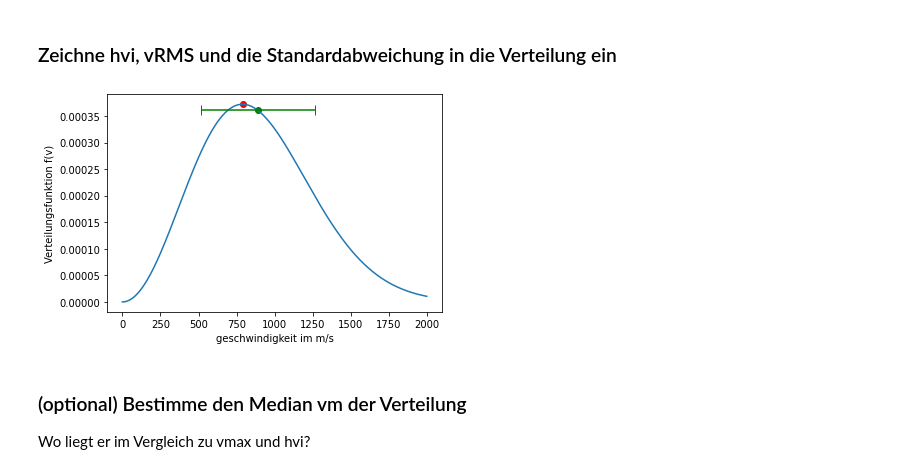
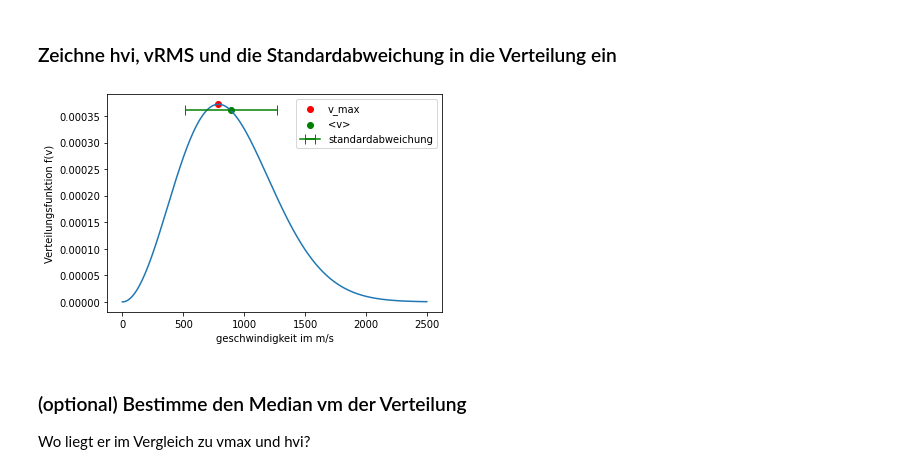
Before and after one commit to emhl/CoPhy2, a Jupyter notebook: Blatt3-numerische-integration/Blatt3-Aufg3.ipynb, the cells around one changed output. Drawn from its saved outputs; the diff is of its cells as text; code cells hidden in the pictures.

```diff
--- a/Blatt3-numerische-integration/Blatt3-Aufg3.ipynb
+++ b/Blatt3-numerische-integration/Blatt3-Aufg3.ipynb
@@ -16,7 +16,7 @@ from IPython.display import Latex
 mass = 6.65e-27
 T = 300
 k = 1.38e-23
-v = np.linspace(0, 2000, 500)
+v = np.linspace(0, 2500, 500)
 def f(x):
     return (mass/(2 *np.pi*k*T))**1.5* 4 * np.pi * x**2  * np.exp(-mass * x**2 / (k * T))
 
@@ -56,16 +56,17 @@ standardabw =  375.72752181079255
 ### Zeichne hvi, vRMS und die Standardabweichung in die Verteilung ein
 # %%
 plt.plot(v, f(v))
-plt.scatter(v_max, f(v_max), color='red')
-plt.scatter(v_mw, f(v_mw), color='green')
-plt.errorbar(v_mw,f(v_mw), xerr=sigma, color='green', capsize=5)
+plt.scatter(v_max, f(v_max), color='red',label='v_max')
+plt.scatter(v_mw, f(v_mw), color='green',label='<v>')
+plt.errorbar(v_mw,f(v_mw), xerr=sigma, color='green', capsize=5,label='standardabweichung')
 
 
 plt.xlabel('geschwindigkeit im m/s')
 plt.ylabel('Verteilungsfunktion f(v)')
+plt.legend()
 plt.show()
 # %% [output]
-[figure, old version]
+[figure, new version]
 # %% [markdown]
 ### (optional) Bestimme den Median vm der Verteilung
 Wo liegt er im Vergleich zu vmax und hvi?
```
Also changed, not shown: parts of 3 cells of this notebook.
